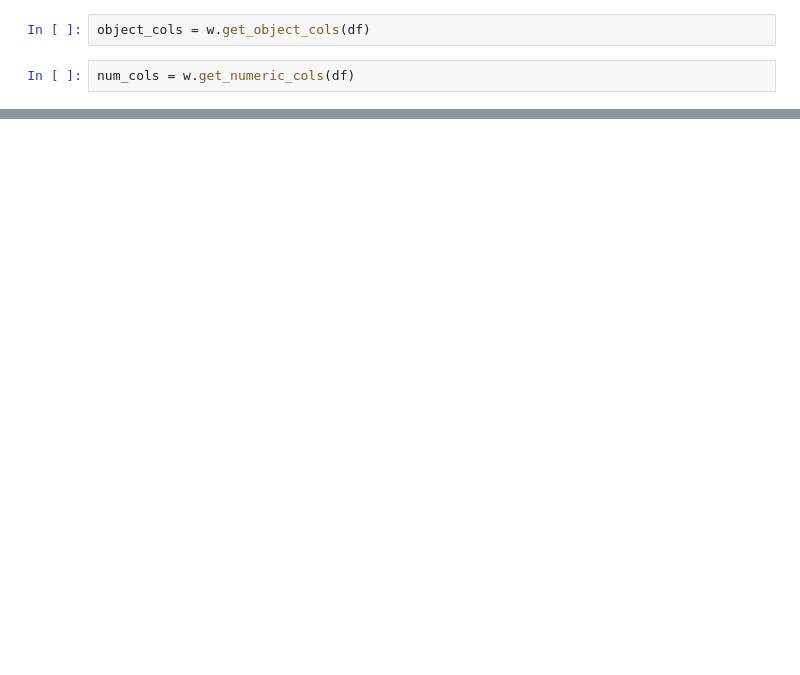
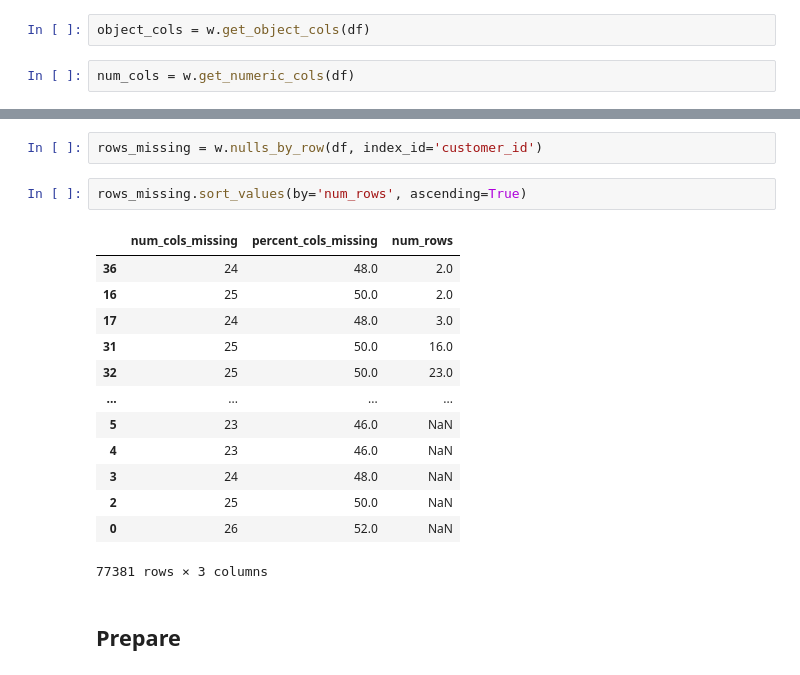
Before and after one commit to rosendo-lugo/clustering-exercises, a Jupyter notebook: zillow.ipynb, the cells around one changed output, grey strips where cells are left out. Cells and saved outputs as stored; diff of their text form; blank space fills up the shorter version.

```diff
--- a/zillow.ipynb
+++ b/zillow.ipynb
@@ -209,0 +195,20 @@ for col in w.get_numeric_cols(df):
+# %%
+rows_missing = w.nulls_by_row(df, index_id='customer_id')
+# %%
+rows_missing.sort_values(by='num_rows', ascending=True)
+# %% [output]
+|  | num_cols_missing | percent_cols_missing | num_rows |
+| 36 | 24 | 48.0 | 2.0 |
+| 16 | 25 | 50.0 | 2.0 |
+| 17 | 24 | 48.0 | 3.0 |
+| 31 | 25 | 50.0 | 16.0 |
+| 32 | 25 | 50.0 | 23.0 |
+| ... | ... | ... | ... |
+| 5 | 23 | 46.0 | NaN |
+| 4 | 23 | 46.0 | NaN |
+| 3 | 24 | 48.0 | NaN |
+| 2 | 25 | 50.0 | NaN |
+| 0 | 26 | 52.0 | NaN |
+77381 rows × 3 columns
+# %% [markdown]
+## Prepare
```
Also changed, not shown: parts of 24 cells of this notebook, 4 other files.
